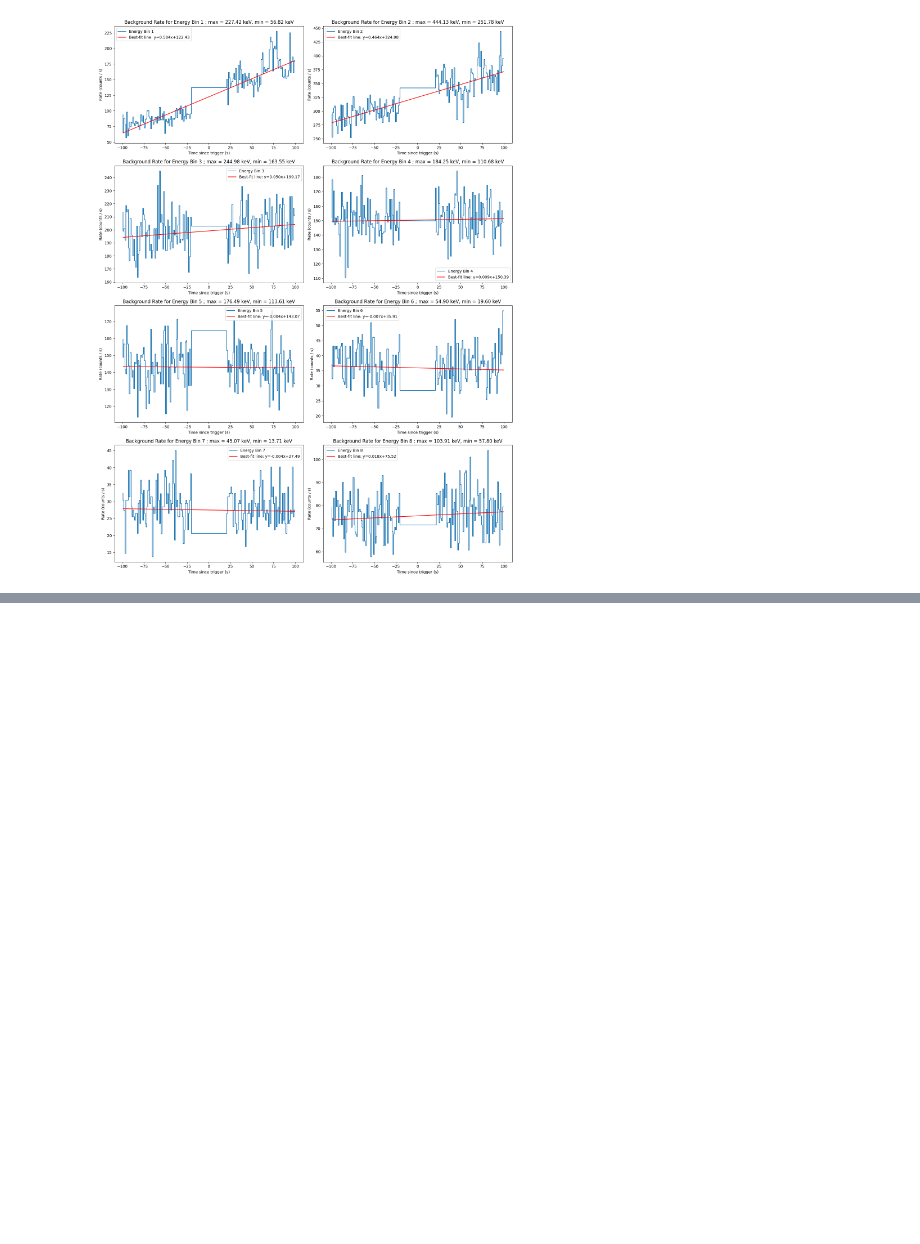
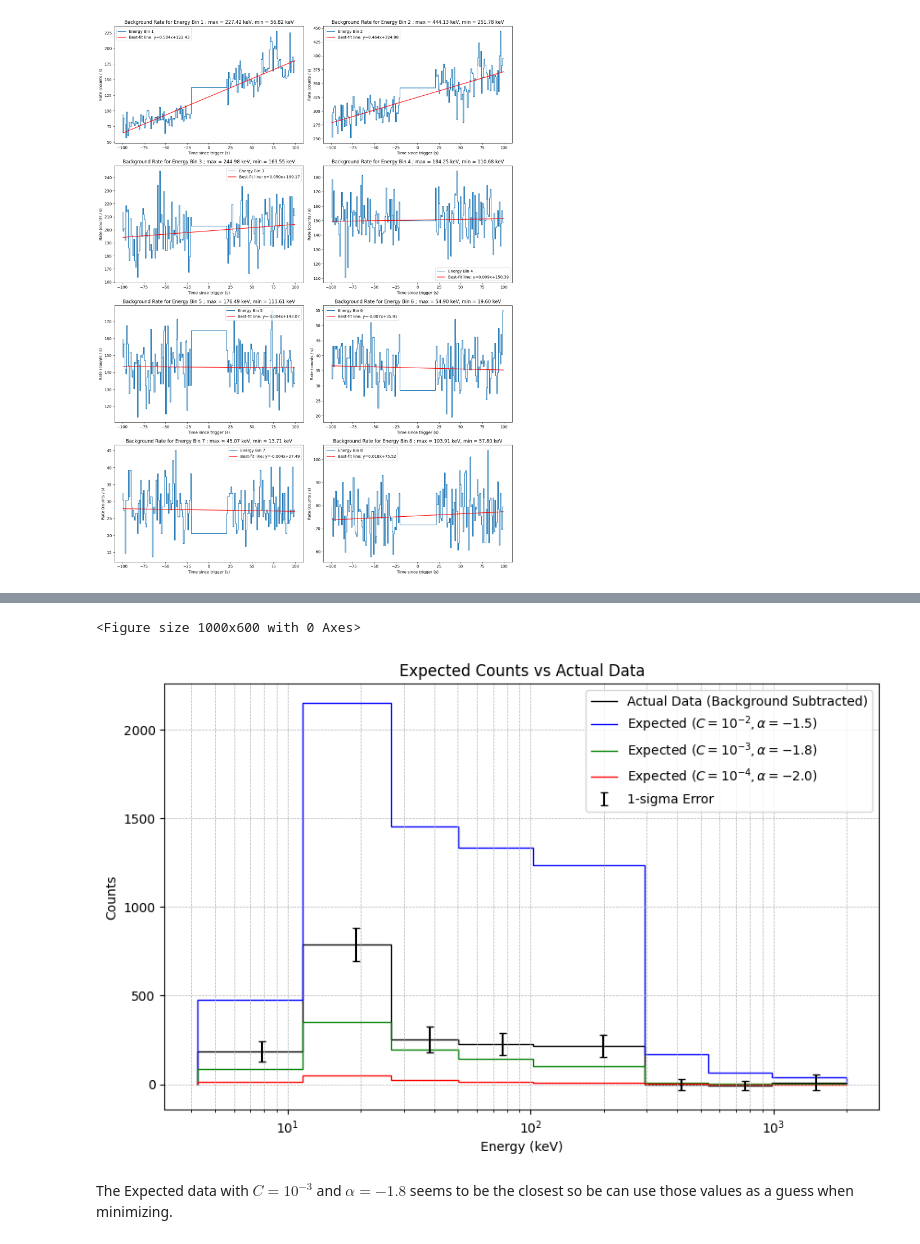
Before and after one commit to aInsan/Astro-97, a Jupyter notebook: Mini Project 2/Adhikari_Insan_mp2.ipynb, the cells around one changed output, grey strips where cells are left out. Cells and saved outputs as stored; diff of their text form; code cells hidden in the pictures; blank space fills up the shorter version.

```diff
--- a/Mini Project 2/Adhikari_Insan_mp2.ipynb
+++ b/Mini Project 2/Adhikari_Insan_mp2.ipynb
@@ -318,0 +435,8 @@ plt.show()
+# %%
+f = Table.read("Fermi_GBM_DRM_MiniProj2.fits", hdu=1) # import the fits file and read the 2nd HDU into a astropy table
+
+DRM = f['MATRIX'] # Assign the DRM matrix to a variable
+print(f"The shape of the DRM matrix is {DRM.shape}.")
+
+Photon_Energies = (f['ENERG_HI'] + f['ENERG_LO'])/2 # Midpoints between High and Low Energy Level arrays
+DeltaE = f['ENERG_HI'] - f['ENERG_LO'] # Delta Photon Energy
@@ -318,0 +530,40 @@ plt.show()
+# %%
+# Calculate expected counts for the given parameter sets
+exp_counts_1 = expected_counts(10**-2, -1.5, signal_exposure, DRM, Photon_Energies, DeltaE)
+exp_counts_2 = expected_counts(10**-3, -1.8, signal_exposure, DRM, Photon_Energies, DeltaE)
+exp_counts_3 = expected_counts(10**-4, -2.0, signal_exposure, DRM, Photon_Energies, DeltaE)
+
+# Prepare energy bins for plotting
+E_MIN = hdu1_table['E_MIN']
+E_MAX = hdu1_table['E_MAX']
+energy_bins = np.append(E_MIN, [E_MAX[-1]])  # Create array of energy bins
+energy_mid = (E_MIN + E_MAX) / 2  # Midpoints of energy bins
+
+# Plot the expected counts and actual data
+plt.figure(figsize=(10, 6))
+
+# Plot background subtracted counts
+plt.figure(figsize=(10, 6))
+plt.stairs(sub_counts, energy_bins, label='Actual Data (Background Subtracted)', color='black')
+plt.errorbar(energy_mid, sub_counts,
+             yerr=count_err, fmt='none', label='1-sigma Error', color='black', capsize=3, capthick=1)
+
+
+# Plot expected counts for each parameter set
+plt.stairs(exp_counts_1, energy_bins, label=r'Expected ($C=10^{-2}, \alpha=-1.5$)', color='blue')
+plt.stairs(exp_counts_2, energy_bins, label=r'Expected ($C=10^{-3}, \alpha=-1.8$)', color='green')
+plt.stairs(exp_counts_3, energy_bins, label=r'Expected ($C=10^{-4}, \alpha=-2.0$)', color='red')
+
+# Set plot properties
+plt.xscale('log')
+plt.xlabel('Energy (keV)')
+plt.ylabel('Counts')
+plt.title('Expected Counts vs Actual Data')
+plt.legend()
+plt.grid(True, which="both", linestyle="--", linewidth=0.5)
+plt.show()
+# %% [output]
+<Figure size 1000x600 with 0 Axes>
+[figure, added]
+# %% [markdown]
+The Expected data with $C=10^{-3}$ and $\alpha = -1.8$ seems to be the closest so be can use those values as a guess when minimizing.
```
Also changed, not shown: parts of 25 cells of this notebook, 9 other files.
